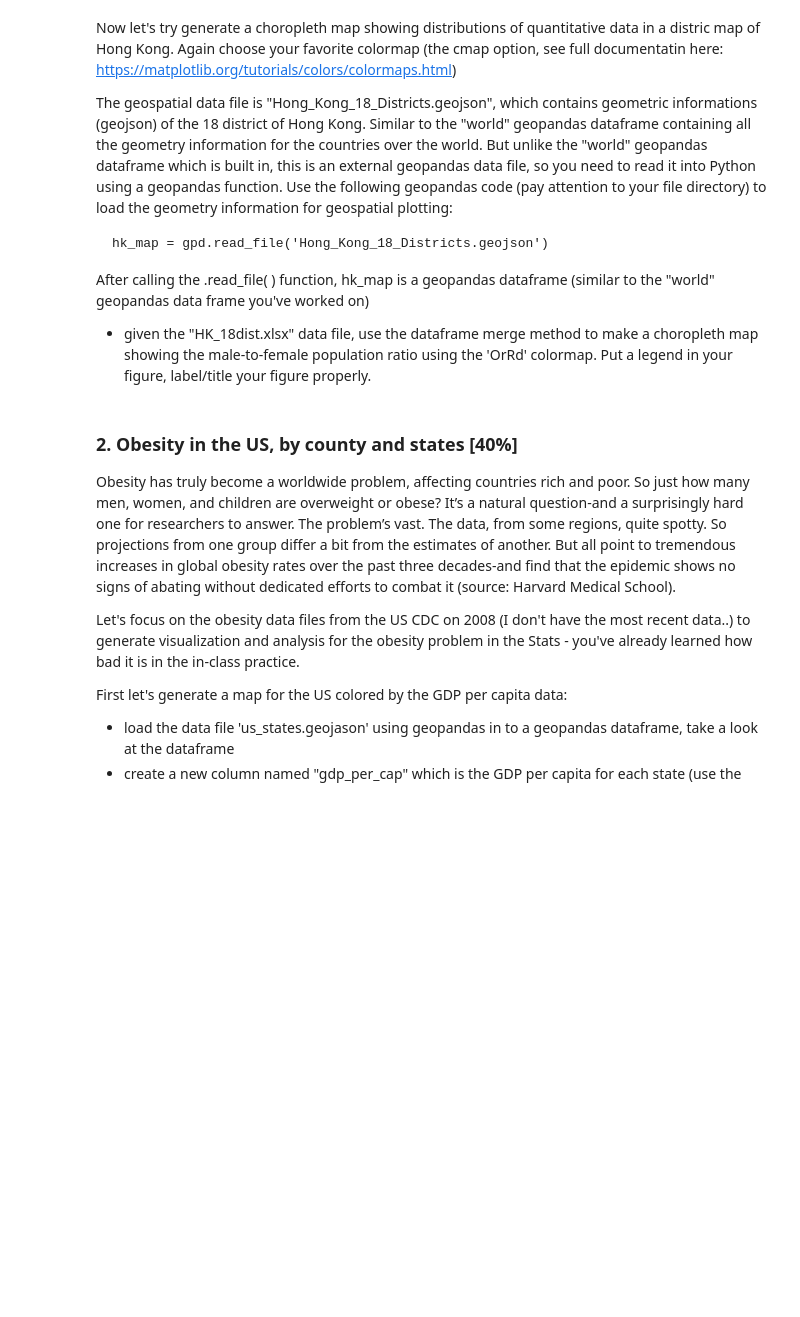
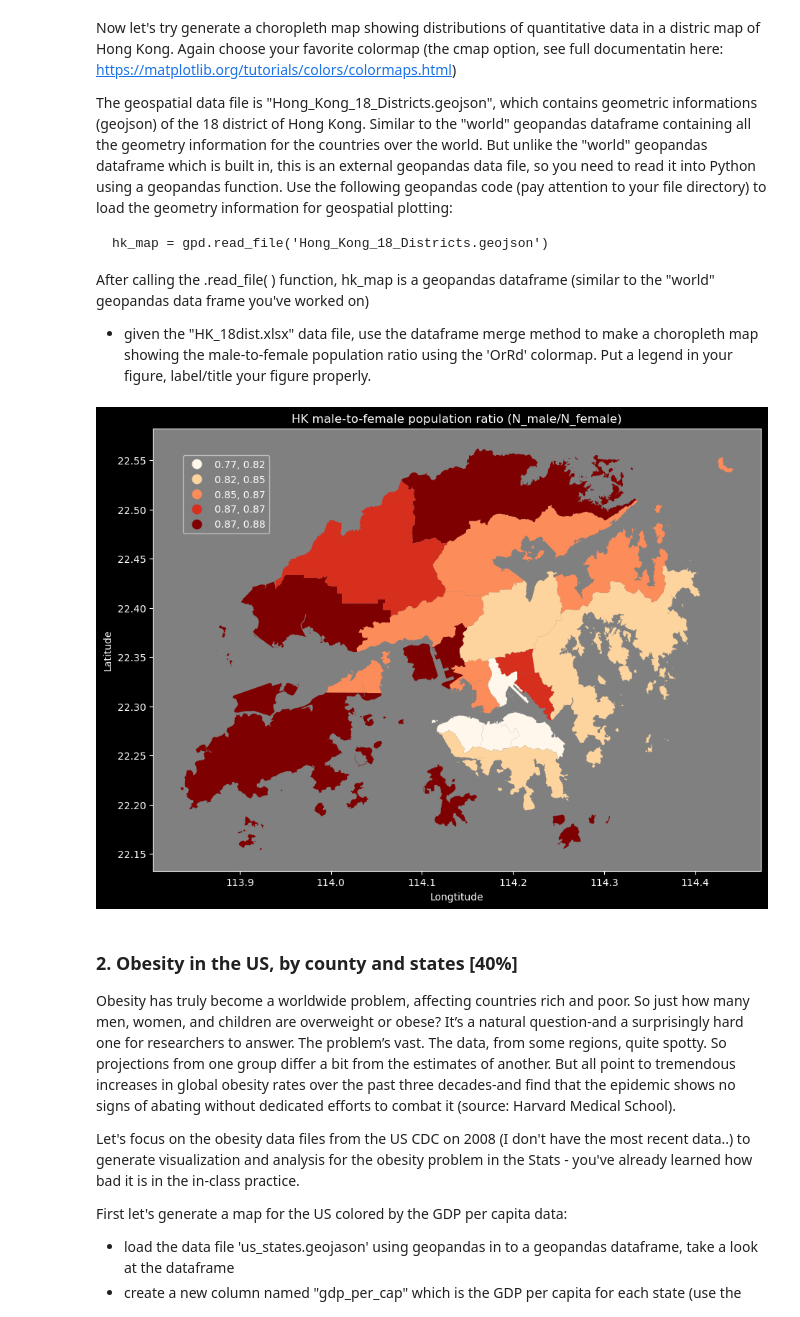
Before and after one commit to JerrySiRi/NJUAI_Learning_partial, a Jupyter notebook: HKU_exchange/Data_analysis_and_modeling_EASC2410/Assignment/HW9/HW_9-2024.ipynb, the cells around one changed output. Cells and saved outputs as stored; diff of their text form; code cells hidden in the pictures; blank space fills up the shorter version.

```diff
--- a/HKU_exchange/Data_analysis_and_modeling_EASC2410/Assignment/HW9/HW_9-2024.ipynb
+++ b/HKU_exchange/Data_analysis_and_modeling_EASC2410/Assignment/HW9/HW_9-2024.ipynb
@@ -17,6 +17,57 @@ The geospatial data file is "Hong_Kong_18_Districts.geojson", which contains geo
 After calling the .read_file( ) function, hk_map is a geopandas dataframe (similar to the "world" geopandas data frame you've worked on)
 
 - given the "HK_18dist.xlsx" data file, use the dataframe merge method to make a choropleth map showing the male-to-female population ratio using the 'OrRd' colormap. Put a legend in your figure, label/title your figure properly.
+# %%
+import numpy as np
+import matplotlib.pyplot as plt
+from IPython.display import Image
+import pandas as pd
+import geopandas as gpd
+import mapclassify.classifiers as classifiers
+
+import warnings
+warnings.filterwarnings("ignore") # ignore warning messages
+
+from mpl_toolkits.axes_grid1 import make_axes_locatable
+from matplotlib.colors import Normalize
+from matplotlib import cm
+
+# BUG 1: conda doesn't have a compatible library for geopandas and fiona
+# ---> use pip to install
+
+# BUG 2: HK_18dist need to be decoded as "utf-8" file
+# ---> resave it as utf-8 .csv file
+
+# BUG 3: we could only rename dataframe's column name, instead of geodatafram's.
+
+# BUG 4: merge df into geodataframe -- type need to be geodataframe
+
+hk_map = gpd.read_file("Hong_Kong_18_Districts.geojson")
+hk_map.set_index("OBJECTID",inplace=True)
+hk_popu = pd.read_csv("./HK_18dist.csv")
+hk_popu.set_index("District",inplace=True)
+
+# step 1: rename
+hk_popu.rename(columns={"Chinese":"TCNAME"},inplace=True)
+
+# step 2: merge(on=,how=)
+dmerge = hk_map.merge(hk_popu,on="TCNAME",how="inner")
+dmerge["Ratio"] = dmerge["Male"]/dmerge["Female"]
+
+# step 3: plot the image
+plt.rcParams['axes.facecolor'] = 'gray'
+ax = dmerge.plot(figsize=(12,8), column="Ratio", cmap="OrRd", scheme="quantiles", legend=True)
+leg = ax.get_legend()
+leg.set_bbox_to_anchor((-0.05,0.55,0.25,0.4))
+# TIP: don't need to add this code ---> adjust automatically
+
+ax.set_title("HK male-to-female population ratio (N_male/N_female)")
+ax.set_xlabel("Longtitude")
+ax.set_ylabel("Latitude")
+
+plt.show()
+# %% [output]
+[figure, added]
 # %% [markdown]
 ### 2. Obesity in the US, by county and states [40%]
 
```
Also changed, not shown: parts of 1 cell of this notebook, 4 other files.
